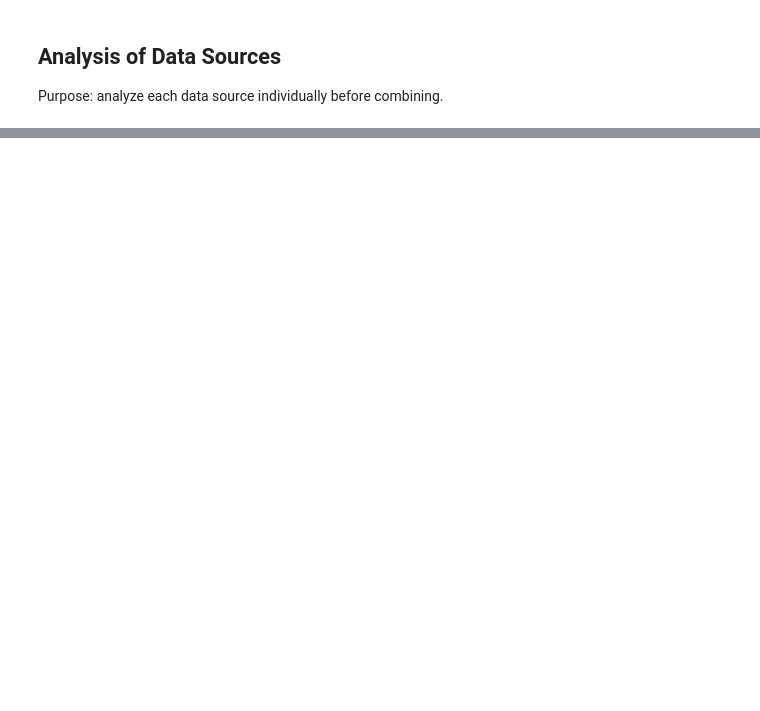
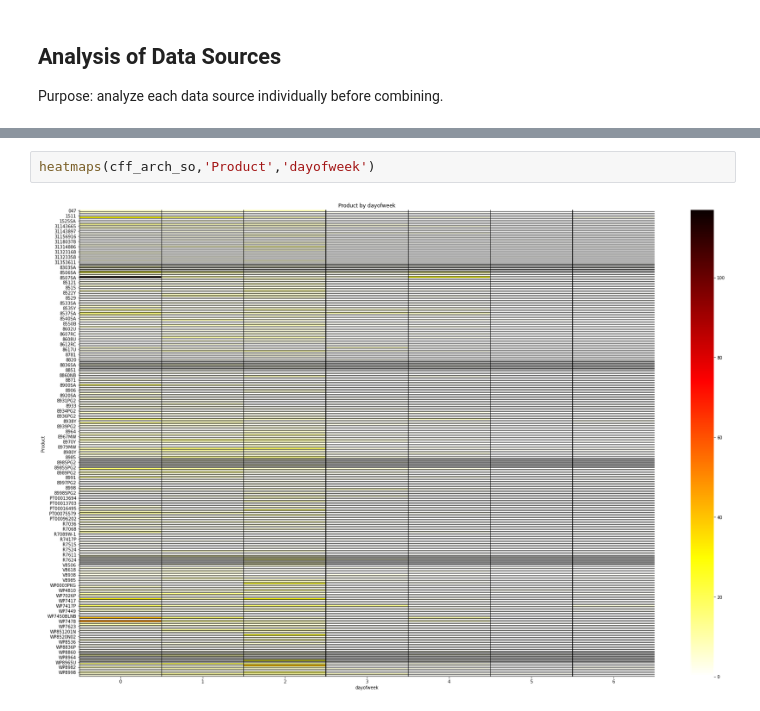
Before and after one commit to cah-steven-hansen01/foresight2020, a Jupyter notebook: ForeSight2020_main.ipynb, the cells around one changed output, grey strips where cells are left out. Cells and saved outputs as stored; diff of their text form; blank space fills up the shorter version.

```diff
--- a/ForeSight2020_main.ipynb
+++ b/ForeSight2020_main.ipynb
@@ -68,0 +116,4 @@ arch_so_encoded
+# %%
+heatmaps(cff_arch_so,'Product','dayofweek')
+# %% [output]
+[figure, added]
```
Also changed, not shown: parts of 32 cells of this notebook, 9 other files.
